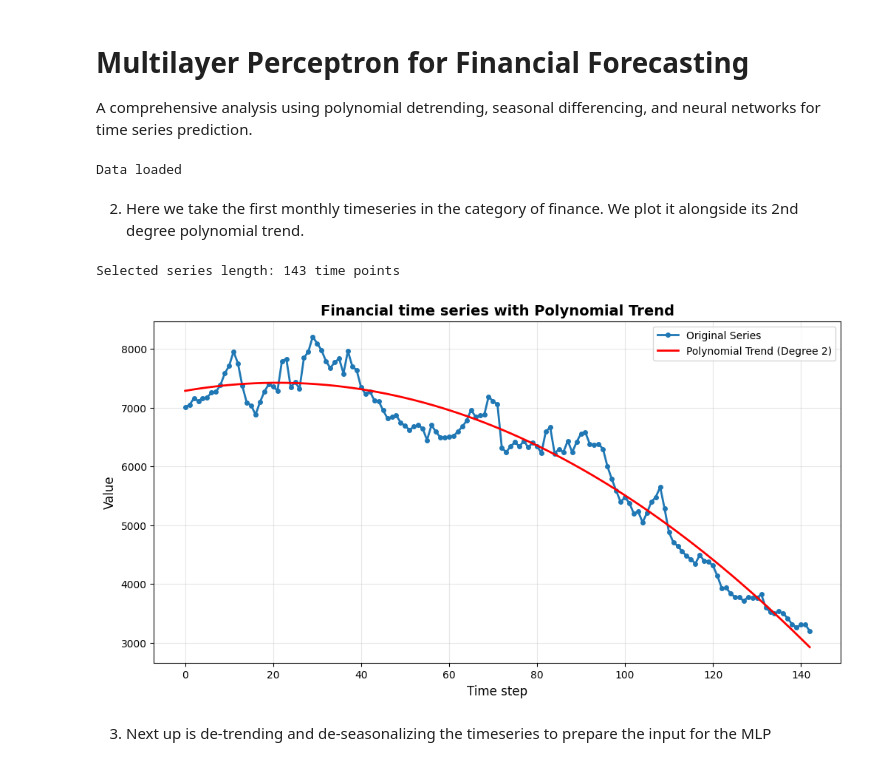
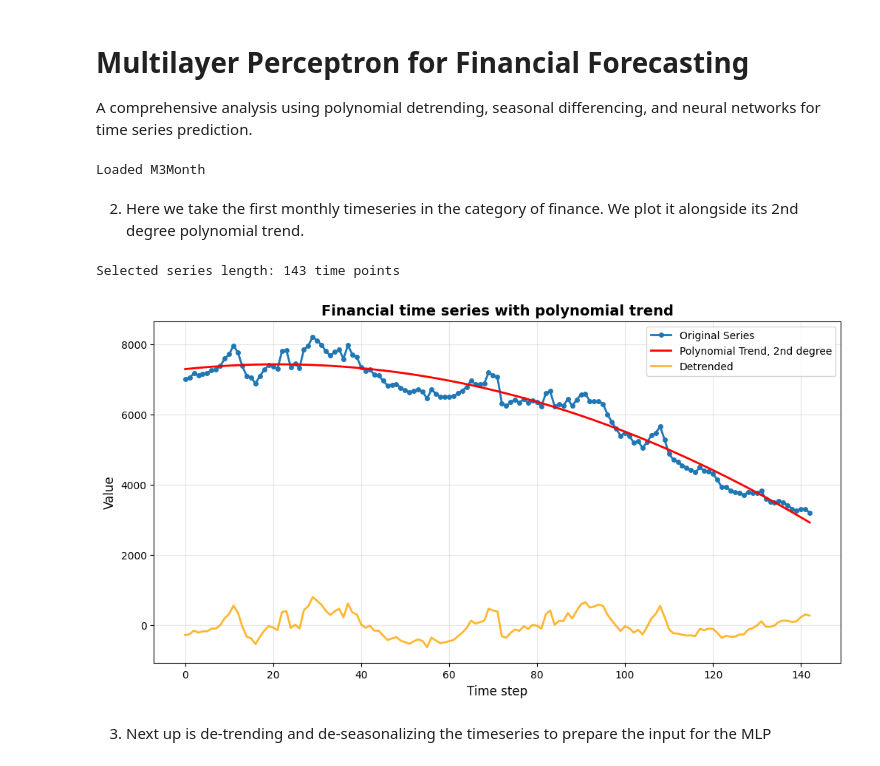
Before and after one commit to thomasvedaa/neuralnetworks, a Jupyter notebook: processing.ipynb, the cells around one changed output. Drawn from its saved outputs; the diff is of its cells as text; code cells hidden in the pictures.

```diff
--- a/processing.ipynb
+++ b/processing.ipynb
@@ -16,9 +16,9 @@ sheet_name = "M3Month"
 category = "FINANCE"
 # %%
 data = pd.read_excel(excel_file, sheet_name=sheet_name)
-print("Data loaded")
+print("Loaded {}".format(sheet_name))
 # %% [output]
-Data loaded
+Loaded M3Month
 # %%
 # Start from the 7th column (index 6) to the end
 category_data = data[data['Category'].str.strip() == category]
@@ -28,27 +28,31 @@ series = category_data.iloc[0, 6:].dropna().astype(float)  # Changed from iloc[0
 # %%
  # One times series with polynomial trend
 print(f"Selected series length: {len(series)} time points")
 poly = PolynomialFeatures(degree=2)
 X = np.arange(len(series)).reshape(-1, 1)
 y = series.values
 
 x_poly = poly.fit_transform(X)
 poly_model = LinearRegression()
 poly_model.fit(x_poly, y)
 poly_trend = poly_model.predict(x_poly)
+de_trended = y - poly_trend
+
 
 plt.figure(figsize=(12, 6))
 plt.plot(series.values, marker='o', linewidth=2, markersize=4, label='Original Series')
-plt.plot(poly_trend, color='red', linewidth=2, label='Polynomial Trend (Degree 2)')
-plt.title("Financial time series with Polynomial Trend", fontsize=14, fontweight='bold')
+plt.plot(poly_trend, color='red', linewidth=2, label='Polynomial Trend, 2nd degree')
+plt.plot(range(len(de_trended)), de_trended, 'orange', linewidth=2, label='Detrended', alpha=0.8)
+
+plt.title("Financial time series with polynomial trend", fontsize=14, fontweight='bold')
 plt.legend()
 plt.xlabel("Time step", fontsize=12)
 plt.ylabel("Value", fontsize=12)
 plt.grid(True, alpha=0.3)
 plt.show()
 # %% [output]
 Selected series length: 143 time points
-[figure, old version]
+[figure, new version]
 # %% [markdown]
 3. Next up is de-trending and de-seasonalizing the timeseries to prepare the input for the MLP
 # %%
```
Also changed, not shown: parts of 16 cells of this notebook.
